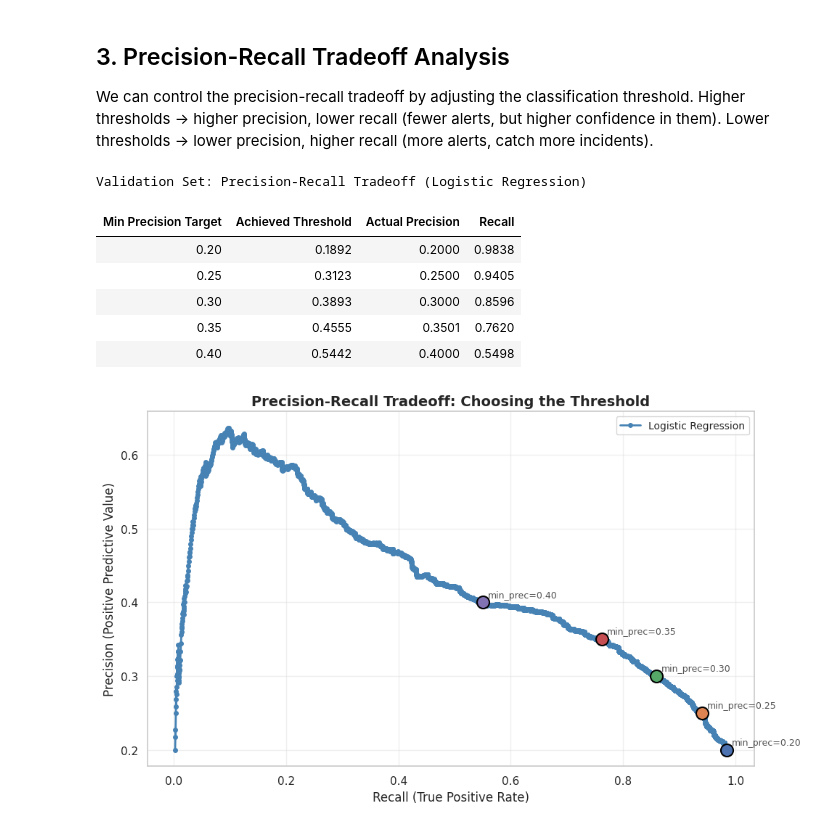
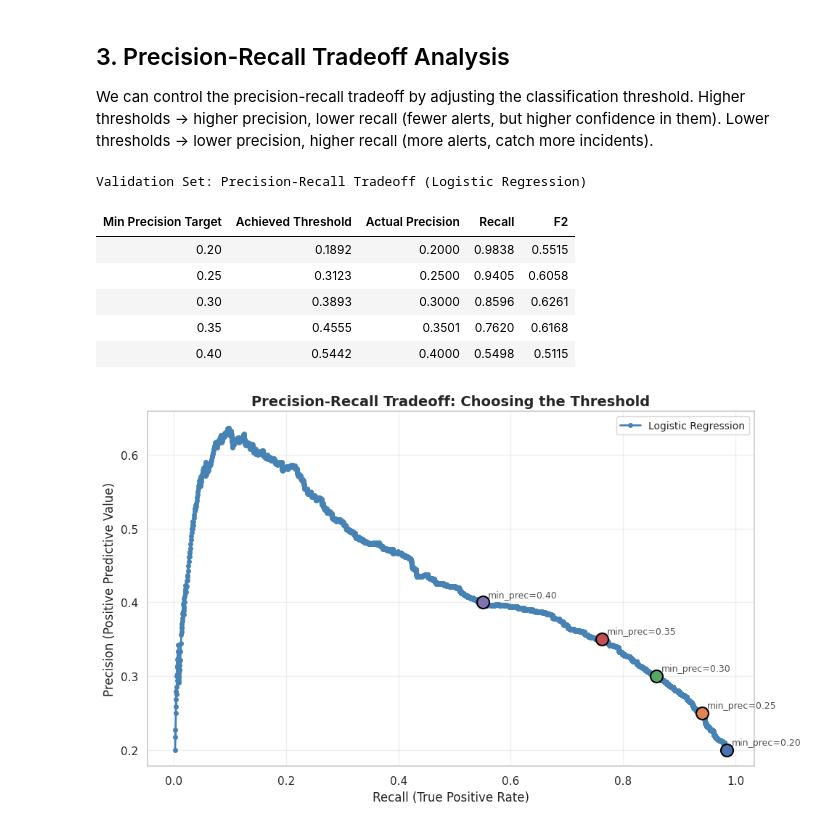
Before and after one commit to feelilopez/electricity-incident-prediction, a Jupyter notebook: notebooks/02_Results.ipynb, the cells around one changed output. Drawn from its saved outputs; the diff is of its cells as text; code cells hidden in the pictures.

```diff
--- a/notebooks/02_Results.ipynb
+++ b/notebooks/02_Results.ipynb
@@ -228,42 +228,47 @@ reasonable_tradeoff = tradeoff_lr[tradeoff_lr["precision"] >= 0.20].copy()
 key_thresholds = [0.20, 0.25, 0.30, 0.35, 0.40]
 display_table = []
 
+from sklearn.metrics import fbeta_score
+
 for min_prec in key_thresholds:
     threshold = pick_threshold_with_min_precision(y_valid, valid_proba_lr, min_precision=min_prec, beta=2.0)
     y_pred_temp = (valid_proba_lr >= threshold).astype(int)
     p = precision_score(y_valid, y_pred_temp, zero_division=0)
     r = recall_score(y_valid, y_pred_temp, zero_division=0)
+    f2 = fbeta_score(y_valid, y_pred_temp, beta=2.0, zero_division=0)
     display_table.append({
         "Min Precision Target": min_prec,
         "Achieved Threshold": threshold,
         "Actual Precision": p,
         "Recall": r,
+        "F2": f2,
     })
 
 tradeoff_display = pd.DataFrame(display_table)
 print("\nValidation Set: Precision-Recall Tradeoff (Logistic Regression)")
 display(
     tradeoff_display.style
     .hide(axis="index")
     .format({
         "Min Precision Target": "{:.2f}",
         "Achieved Threshold": "{:.4f}",
         "Actual Precision": "{:.4f}",
         "Recall": "{:.4f}",
+        "F2": "{:.4f}",
     })
     .set_properties(**{"text-align": "center"})
     .set_table_styles([
         {"selector": "th", "props": "text-align: center; font-weight: bold;"},
     ])
 )
 # %% [output]
 Validation Set: Precision-Recall Tradeoff (Logistic Regression)
-| Min Precision Target | Achieved Threshold | Actual Precision | Recall |
-| 0.20 | 0.1892 | 0.2000 | 0.9838 |
-| 0.25 | 0.3123 | 0.2500 | 0.9405 |
-| 0.30 | 0.3893 | 0.3000 | 0.8596 |
-| 0.35 | 0.4555 | 0.3501 | 0.7620 |
-| 0.40 | 0.5442 | 0.4000 | 0.5498 |
+| Min Precision Target | Achieved Threshold | Actual Precision | Recall | F2 |
+| 0.20 | 0.1892 | 0.2000 | 0.9838 | 0.5515 |
+| 0.25 | 0.3123 | 0.2500 | 0.9405 | 0.6058 |
+| 0.30 | 0.3893 | 0.3000 | 0.8596 | 0.6261 |
+| 0.35 | 0.4555 | 0.3501 | 0.7620 | 0.6168 |
+| 0.40 | 0.5442 | 0.4000 | 0.5498 | 0.5115 |
 # %%
 # Visualize the precision-recall tradeoff
 fig, ax = plt.subplots(figsize=(10, 6))
```
Also changed, not shown: parts of 4 cells of this notebook, 6 other files.
